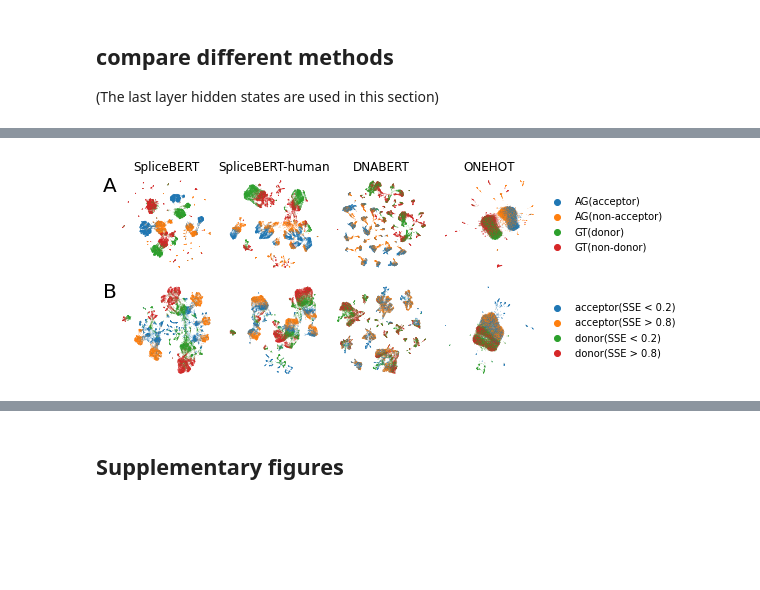
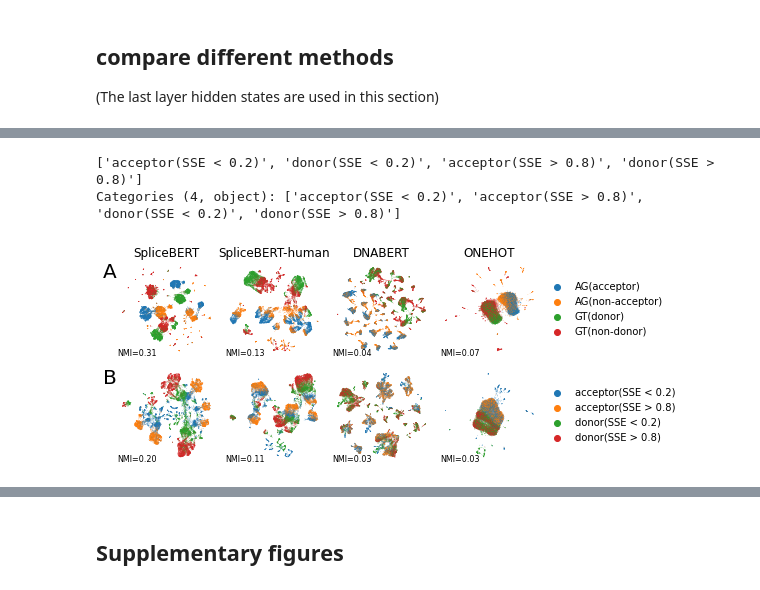
Before and after one commit to chenkenbio/SpliceBERT, a Jupyter notebook: examples/02-embedding/embedding_analysis.ipynb, the cells around one changed output, grey strips where cells are left out. Cells and saved outputs as stored; diff of their text form; code cells hidden in the pictures; blank space fills up the shorter version.

Commit message:
fix metrics: HS->NMI
Former-commit-id: 2ce042d7a35ced31725114021bdac19a5498b1c4

```diff
--- a/examples/02-embedding/embedding_analysis.ipynb
+++ b/examples/02-embedding/embedding_analysis.ipynb
@@ -47,14 +52,37 @@ for k in [10, 20, 50, 100, 200]:
+# %%
+splicebert_sse.obs["label"].unique()
+# %% [output]
+['acceptor(SSE < 0.2)', 'donor(SSE < 0.2)', 'acceptor(SSE > 0.8)', 'donor(SSE > 0.8)']
+Categories (4, object): ['acceptor(SSE < 0.2)', 'acceptor(SSE > 0.8)', 'donor(SSE < 0.2)', 'donor(SSE > 0.8)']
+# %%
+def cal_metric_by_group(labels, preds, metric_fun, by_group: bool=True):
+    if by_group:
+        k1 = np.isin(labels, ['GT(donor)', "GT(non-donor)", 'donor(SSE < 0.2)', 'donor(SSE > 0.8)'])
+        score1 = metric_fun(labels[k1], preds[k1])
+        k2 = np.isin(labels, ['AG(acceptor)', "AG(non-acceptor)", 'acceptor(SSE < 0.2)', 'acceptor(SSE > 0.8)'])
+        score2 = metric_fun(labels[k2], preds[k2])
+        return (score1 + score2) / 2
+    else:
+        return metric_fun(labels, preds)
 # %%
+from sklearn.metrics import homogeneity_score, v_measure_score, normalized_mutual_info_score, homogeneity_completeness_v_measure
 ## compare SpliceBERT with SpliceBERT-human
 fig, axs = plt.subplots(nrows=2, ncols=4, figsize=get_figure_size(1, 0.4))
 
+metric_fun = normalized_mutual_info_score
 args = dict(show=False, legend_loc=None, s=1)
 loc = (-0.01, 1)
+mark_loc = (0.2, 0.07)
+mark_size = 8
 
 ax = axs[0, 0]
 # add figure index (A/B/C)
 ax.text(*loc, "A", transform=ax.transAxes, fontsize=20, fontweight='normal', va='top', ha='right')
 sc.pl.umap(splicebert_ss, color=["label"], ax=ax, title="SpliceBERT", **args)
+# mark nmi_score
+# nmi_score = metric_fun(splicebert_ss.obs["label"], splicebert_human_ss.obs["leiden"])
+nmi_score = cal_metric_by_group(splicebert_ss.obs["label"], splicebert_ss.obs["leiden"], metric_fun)
+ax.text(*mark_loc, f"NMI={nmi_score:.2f}", transform=ax.transAxes, fontsize=mark_size, fontweight='normal', va='top', ha='center')
 ax.set_xlabel("")
 ax.set_ylabel("")
 set_spines(ax=ax, bottom=False, left=False)
@@ -62,6 +90,9 @@ set_spines(ax=ax, bottom=False, left=False)
 
 ax = axs[0, 1]
 sc.pl.umap(splicebert_human_ss, color=["label"], ax=ax, title="SpliceBERT-human", **args)
+# nmi_score = metric_fun(splicebert_human_ss.obs["label"], splicebert_human_ss.obs["leiden"])
+nmi_score = cal_metric_by_group(splicebert_human_ss.obs["label"], splicebert_human_ss.obs["leiden"], metric_fun)
+ax.text(*mark_loc, f"NMI={nmi_score:.2f}", transform=ax.transAxes, fontsize=mark_size, fontweight='normal', va='top', ha='center')
 ax.set_xlabel("")
 ax.set_ylabel("")
 set_spines(ax=ax, bottom=False, left=False)
@@ -69,6 +100,10 @@ set_spines(ax=ax, bottom=False, left=False)
 
 ax = axs[0, 2]
 sc.pl.umap(dnabert_ss[3], color=["label"], ax=ax, title="DNABERT", **args)
+# nmi_score = metric_fun(dnabert_ss[3].obs["label"], dnabert_ss[3].obs["leiden"])
+nmi_score = cal_metric_by_group(dnabert_ss[3].obs["label"], dnabert_ss[3].obs["leiden"], metric_fun)
+ax.text(*mark_loc, f"NMI={nmi_score:.2f}", transform=ax.transAxes, fontsize=mark_size, fontweight='normal', va='top', ha='center')
+
 ax.set_xlabel("")
 ax.set_ylabel("")
 set_spines(ax=ax, bottom=False, left=False)
@@ -77,6 +112,10 @@ set_spines(ax=ax, bottom=False, left=False)
 ax = axs[0, 3]
 args["legend_loc"] = "right margin"
 sc.pl.umap(onehot_ss[100], color=["label"], ax=ax, title="ONEHOT", **args)
+# nmi_score = metric_fun(onehot_ss[100].obs["label"], onehot_ss[100].obs["leiden"])
+nmi_score = cal_metric_by_group(onehot_ss[100].obs["label"], onehot_ss[100].obs["leiden"], metric_fun)
+ax.text(*mark_loc, f"NMI={nmi_score:.2f}", transform=ax.transAxes, fontsize=mark_size, fontweight='normal', va='top', ha='center')
+
 ax.set_xlabel("")
 ax.set_ylabel("")
 set_spines(ax=ax, bottom=False, left=False)
@@ -86,37 +125,53 @@ args = dict(show=False, legend_loc=None, s=1, title="")
 ax = axs[1, 0]
 ax.text(*loc, "B", transform=ax.transAxes, fontsize=20, fontweight='normal', va='top', ha='right')
 sc.pl.umap(splicebert_sse, color=["label"], ax=ax, **args)
+# nmi_score = metric_fun(splicebert_sse.obs["label"], splicebert_sse.obs["leiden"])
+nmi_score = cal_metric_by_group(splicebert_sse.obs["label"], splicebert_sse.obs["leiden"], metric_fun)
+ax.text(*mark_loc, f"NMI={nmi_score:.2f}", transform=ax.transAxes, fontsize=mark_size, fontweight='normal', va='top', ha='center')
+
 ax.set_xlabel("")
 ax.set_ylabel("")
 set_spines(ax=ax, bottom=False, left=False)
 # ax.set_aspect("equal")
 
 ax = axs[1, 1]
 sc.pl.umap(splicebert_human_sse, color=["label"], ax=ax, **args)
+# nmi_score = metric_fun(splicebert_human_sse.obs["label"], splicebert_human_sse.obs["leiden"])
+nmi_score = cal_metric_by_group(splicebert_human_sse.obs["label"], splicebert_human_sse.obs["leiden"], metric_fun)
+ax.text(*mark_loc, f"NMI={nmi_score:.2f}", transform=ax.transAxes, fontsize=mark_size, fontweight='normal', va='top', ha='center')
+
 ax.set_xlabel("")
 ax.set_ylabel("")
 set_spines(ax=ax, bottom=False, left=False)
 # ax.set_aspect("equal")
 
 ax = axs[1, 2]
 sc.pl.umap(dnabert_sse[3], color=["label"], ax=ax, **args)
+# nmi_score = metric_fun(dnabert_sse[3].obs["label"], dnabert_sse[3].obs["leiden"])
+nmi_score = cal_metric_by_group(dnabert_sse[3].obs["label"], dnabert_sse[3].obs["leiden"], metric_fun)
+ax.text(*mark_loc, f"NMI={nmi_score:.2f}", transform=ax.transAxes, fontsize=mark_size, fontweight='normal', va='top', ha='center')
+
 ax.set_xlabel("")
 ax.set_ylabel("")
 set_spines(ax=ax, bottom=False, left=False)
 # ax.set_aspect("equal")
 
 ax = axs[1, 3]
 args["legend_loc"] = "right margin"
 sc.pl.umap(onehot_sse[100], color=["label"], ax=ax, **args)
+# nmi_score = metric_fun(onehot_sse[100].obs["label"], onehot_sse[100].obs["leiden"])
+nmi_score = cal_metric_by_group(onehot_sse[100].obs["label"], onehot_sse[100].obs["leiden"], metric_fun)
+ax.text(*mark_loc, f"NMI={nmi_score:.2f}", transform=ax.transAxes, fontsize=mark_size, fontweight='normal', va='top', ha='center')
+
 ax.set_xlabel("")
 ax.set_ylabel("")
 set_spines(ax=ax, bottom=False, left=False)
 # ax.set_aspect("equal")
 
 
 
 plt.tight_layout()
 plt.savefig("Figure_3.jpg", dpi=600, bbox_inches="tight")
 plt.show()
 # %% [output]
-[figure, old version]
+[figure, new version]
```
Also changed, not shown: parts of 6 cells of this notebook.
